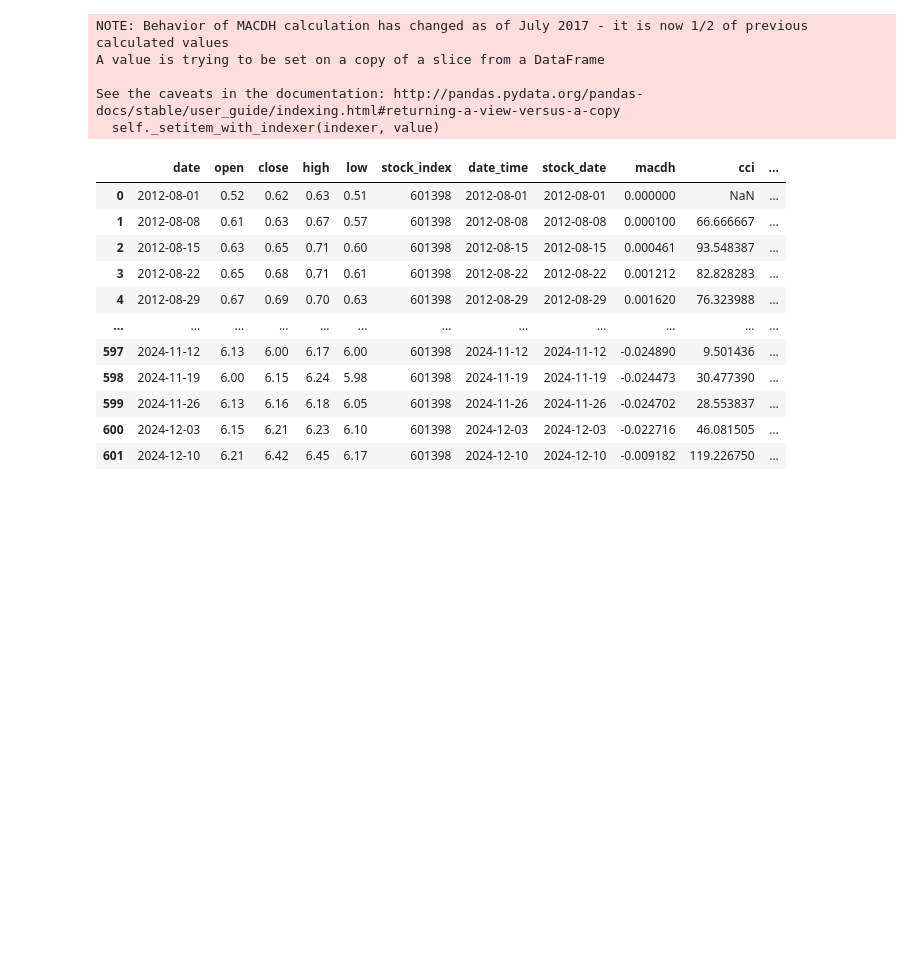
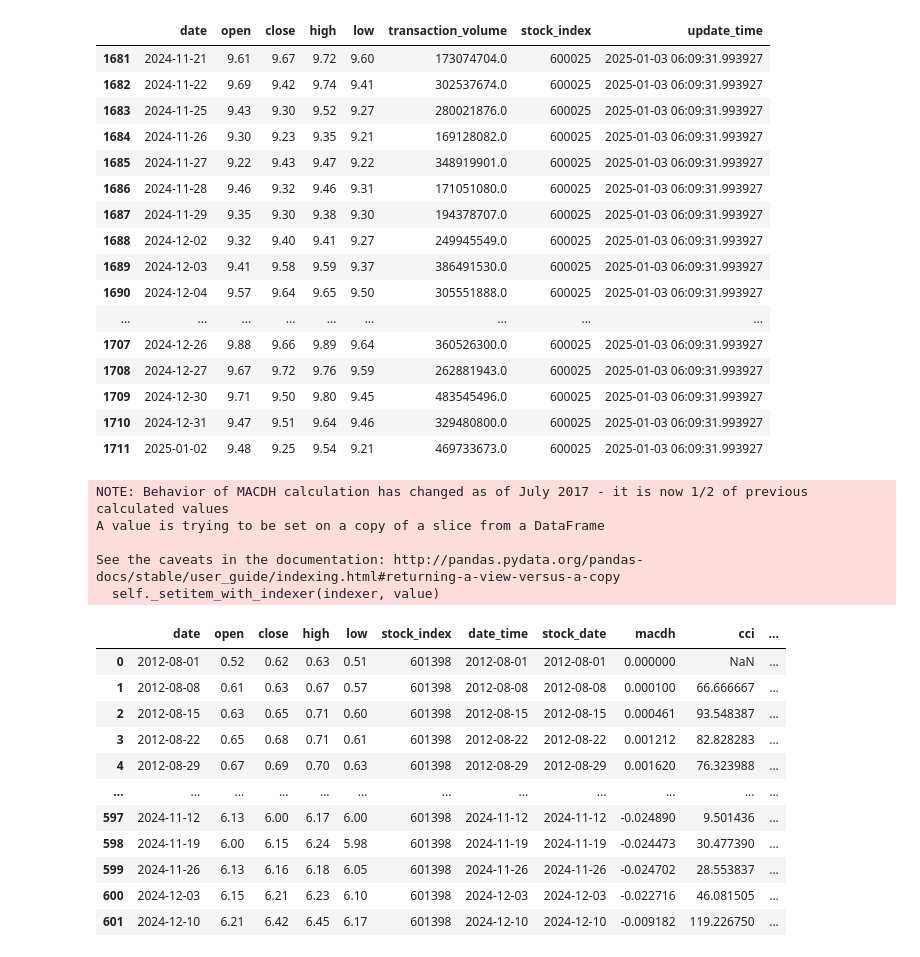
Before and after one commit to davidyuqiwei/stock_v2_dev, a Jupyter notebook: analysis/fuquan_data/macd_kdj_analysis/v1.ipynb, the cells around one changed output. Saved outputs shown, nothing was run; the diff lists cells and outputs as text; code cells hidden in the pictures; blank space fills up the shorter version.

```diff
--- a/analysis/fuquan_data/macd_kdj_analysis/v1.ipynb
+++ b/analysis/fuquan_data/macd_kdj_analysis/v1.ipynb
@@ -32,0 +77,9 @@ def get_stock_indicator(stock_df_in, if_print=False):
+# %%
+df_raw = GetDataFromDB.get_fuquan_all_one_stock_df(600025)
+df_raw['datetime'] = pd.to_datetime(df_raw['date'])
+df_raw['week_group'] = df_raw['datetime'].dt.to_period(
+    'W-FRI').apply(lambda r: r.end_time.strftime("%Y-%m-%d"))
+# 添加一列表示星期几 (0=Monday, 6=Sunday)
+df3 = get_weekly_price_v2(df_raw)
+
+get_stock_indicator(df3)
@@ -33 +125,21 @@ def get_stock_indicator(stock_df_in, if_print=False):
+# %%
+df_raw.sort_values("date").tail(30)
+# %% [output]
+|  | date | open | close | high | low | transaction_volume | stock_index | update_time |
+| 1681 | 2024-11-21 | 9.61 | 9.67 | 9.72 | 9.60 | 173074704.0 | 600025 | 2025-01-03 06:09:31.993927 |
+| 1682 | 2024-11-22 | 9.69 | 9.42 | 9.74 | 9.41 | 302537674.0 | 600025 | 2025-01-03 06:09:31.993927 |
+| 1683 | 2024-11-25 | 9.43 | 9.30 | 9.52 | 9.27 | 280021876.0 | 600025 | 2025-01-03 06:09:31.993927 |
+| 1684 | 2024-11-26 | 9.30 | 9.23 | 9.35 | 9.21 | 169128082.0 | 600025 | 2025-01-03 06:09:31.993927 |
+| 1685 | 2024-11-27 | 9.22 | 9.43 | 9.47 | 9.22 | 348919901.0 | 600025 | 2025-01-03 06:09:31.993927 |
+| 1686 | 2024-11-28 | 9.46 | 9.32 | 9.46 | 9.31 | 171051080.0 | 600025 | 2025-01-03 06:09:31.993927 |
+| 1687 | 2024-11-29 | 9.35 | 9.30 | 9.38 | 9.30 | 194378707.0 | 600025 | 2025-01-03 06:09:31.993927 |
+| 1688 | 2024-12-02 | 9.32 | 9.40 | 9.41 | 9.27 | 249945549.0 | 600025 | 2025-01-03 06:09:31.993927 |
+| 1689 | 2024-12-03 | 9.41 | 9.58 | 9.59 | 9.37 | 386491530.0 | 600025 | 2025-01-03 06:09:31.993927 |
+| 1690 | 2024-12-04 | 9.57 | 9.64 | 9.65 | 9.50 | 305551888.0 | 600025 | 2025-01-03 06:09:31.993927 |
+| ... | ... | ... | ... | ... | ... | ... | ... | ... |
+| 1707 | 2024-12-26 | 9.88 | 9.66 | 9.89 | 9.64 | 360526300.0 | 600025 | 2025-01-03 06:09:31.993927 |
+| 1708 | 2024-12-27 | 9.67 | 9.72 | 9.76 | 9.59 | 262881943.0 | 600025 | 2025-01-03 06:09:31.993927 |
+| 1709 | 2024-12-30 | 9.71 | 9.50 | 9.80 | 9.45 | 483545496.0 | 600025 | 2025-01-03 06:09:31.993927 |
+| 1710 | 2024-12-31 | 9.47 | 9.51 | 9.64 | 9.46 | 329480800.0 | 600025 | 2025-01-03 06:09:31.993927 |
+| 1711 | 2025-01-02 | 9.48 | 9.25 | 9.54 | 9.21 | 469733673.0 | 600025 | 2025-01-03 06:09:31.993927 |
 # %%
```
Also changed, not shown: parts of 9 cells of this notebook, 23 other files.
